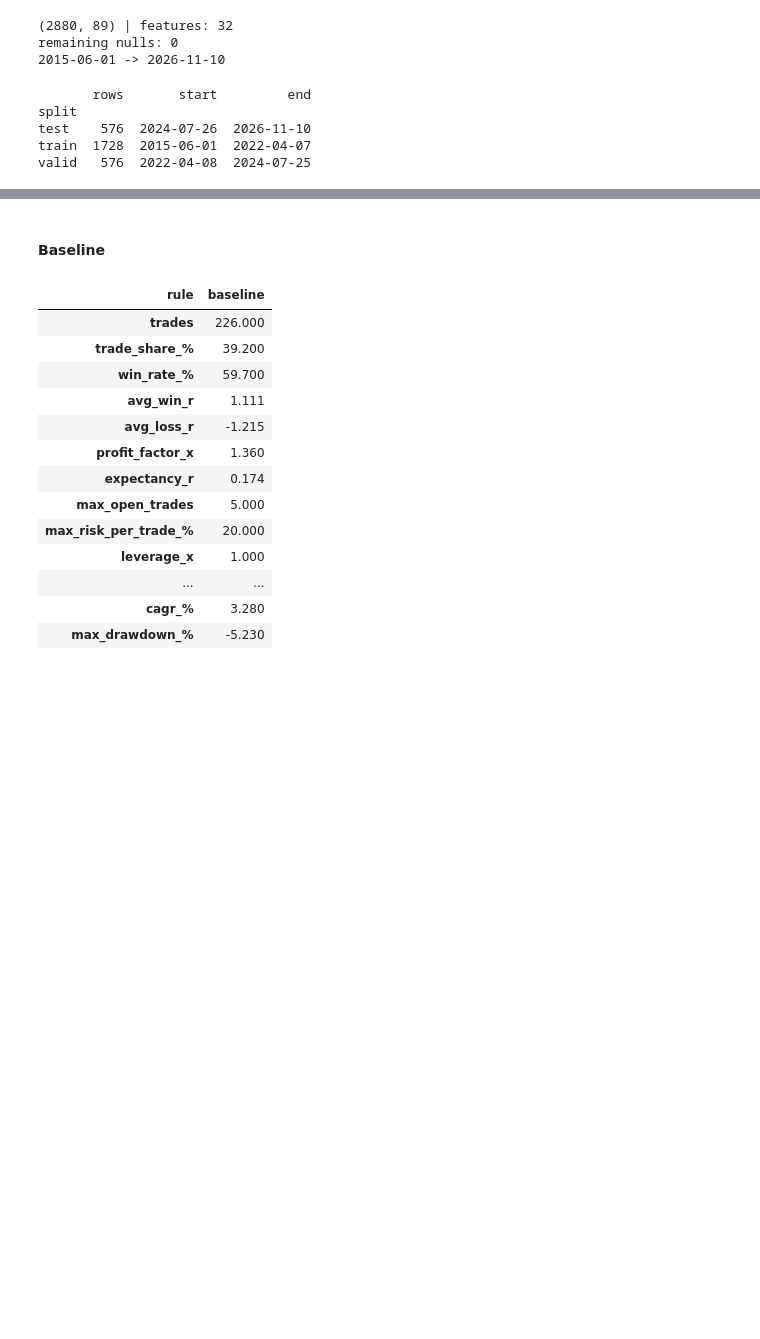
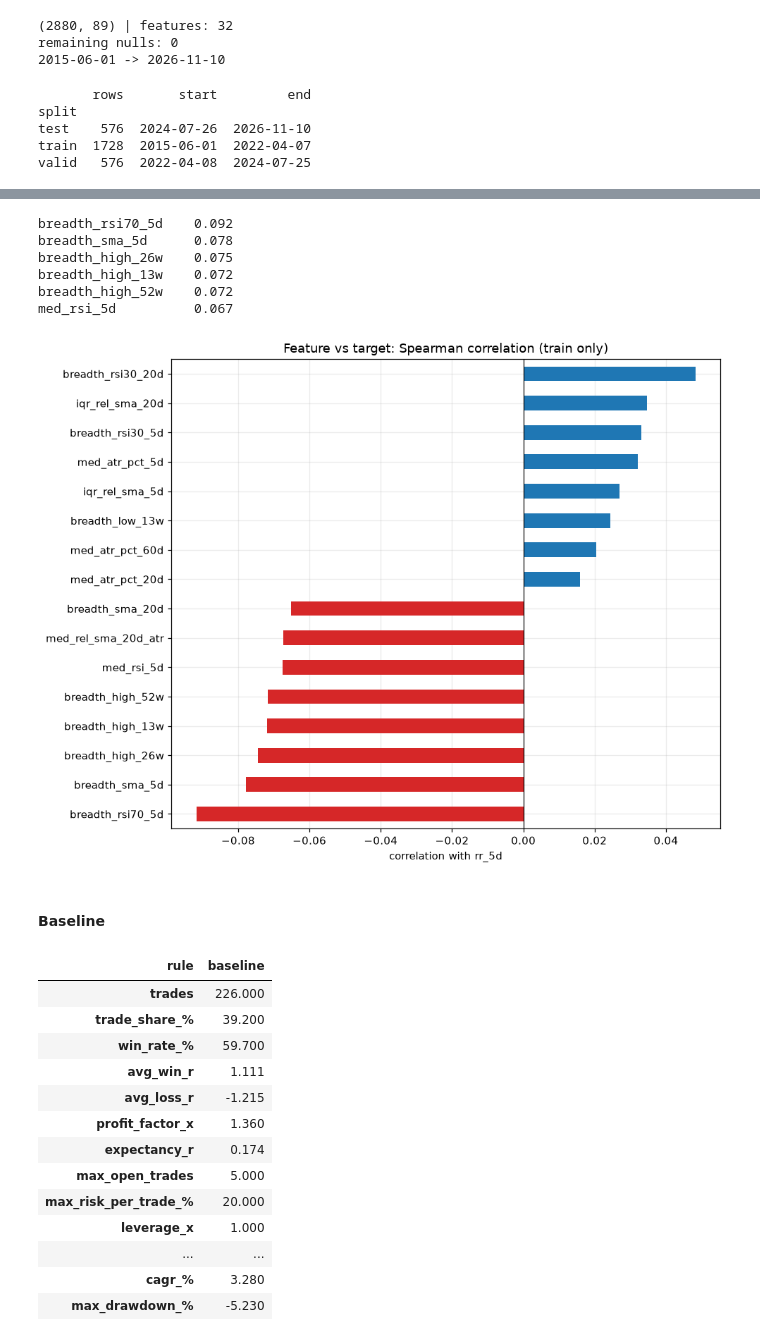
Before and after one commit to rlp-jym/zoomcamp-sma-cohort-2026, a Jupyter notebook: index-breadth-momentum/notebook.ipynb, the cells around one changed output, grey strips where cells are left out. Drawn from its saved outputs; the diff is of its cells as text; code cells hidden in the pictures; blank space fills up the shorter version.

Commit message:
index-breadth-momentum: EDA, prefixed scripts, daily signal docs

```diff
--- a/index-breadth-momentum/notebook.ipynb
+++ b/index-breadth-momentum/notebook.ipynb
@@ -471,3 +503,27 @@ valid   576  2022-04-08  2024-07-25
+# %%
+# train only: does any feature actually move with the target?
+train_rows = df_final[df_final.split == "train"]
+corr = train_rows[FEATURES].corrwith(train_rows[TARGET], method="spearman").sort_values()
+top = pd.concat([corr.head(8), corr.tail(8)])
+colours = ["tab:red" if v < 0 else "tab:blue" for v in top]
+print(corr.abs().sort_values(ascending=False).head(6).round(3).to_string())
+
+fig, ax = plt.subplots(figsize=(9, 7))
+top.plot.barh(ax=ax, color=colours)
+ax.axvline(0, color="black", lw=0.8)
+ax.set_title("Feature vs target: Spearman correlation (train only)")
+ax.set_xlabel("correlation with rr_5d")
+
+fig.tight_layout()
+fig.savefig("docs/feature_correlation.png", dpi=150, bbox_inches="tight")
+# %% [output]
+breadth_rsi70_5d    0.092
+breadth_sma_5d      0.078
+breadth_high_26w    0.075
+breadth_high_13w    0.072
+breadth_high_52w    0.072
+med_rsi_5d          0.067
+[figure, added]
 # %% [markdown]
 #### Baseline
 # %%
```
Also changed, not shown: parts of 2 cells of this notebook, 13 other files.
